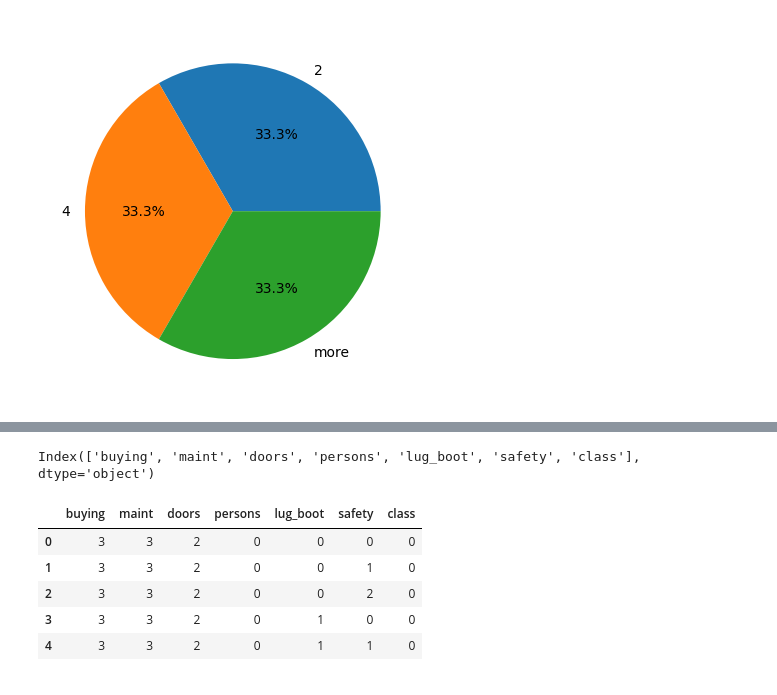
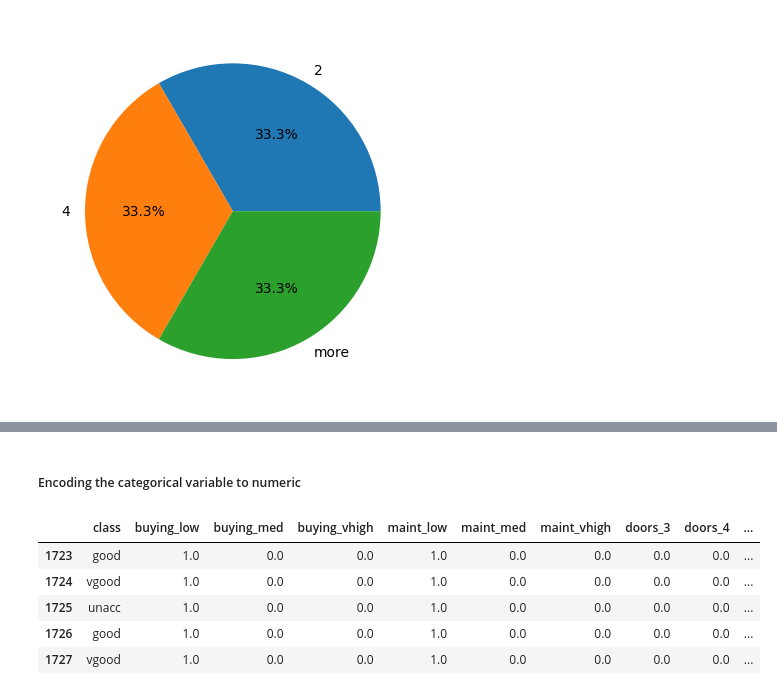
Before and after one commit to amirabaraya/Topics-in-Intelligent-Systems, a Jupyter notebook: car_evaluation.ipynb, the cells around one changed output, grey strips where cells are left out. Cells and saved outputs as stored; diff of their text form; code cells hidden in the pictures.

```diff
--- a/car_evaluation.ipynb
+++ b/car_evaluation.ipynb
@@ -197,4 +169,0 @@ car_df['class'] = car_df['class'].astype(class_)
-# %%
-car_df.columns
-# %% [output]
-Index(['buying', 'maint', 'doors', 'persons', 'lug_boot', 'safety', 'class'], dtype='object')
@@ -209,9 +170,12 @@ car_df['class'] = car_df['class'].replace({'unacc': 0, 'acc': 1, 'good': 2, 'vgo
-# %%
-car_df.head()
-# %% [output]
-|  | buying | maint | doors | persons | lug_boot | safety | class |
-| 0 | 3 | 3 | 2 | 0 | 0 | 0 | 0 |
-| 1 | 3 | 3 | 2 | 0 | 0 | 1 | 0 |
-| 2 | 3 | 3 | 2 | 0 | 0 | 2 | 0 |
-| 3 | 3 | 3 | 2 | 0 | 1 | 0 | 0 |
-| 4 | 3 | 3 | 2 | 0 | 1 | 1 | 0 |
+# %% [markdown]
+##### Encoding the categorical variable to numeric
+# %%
+df_encoded = pd.get_dummies(car_df, columns=feature_names, drop_first=True,dtype=float)
+df_encoded.tail()
+# %% [output]
+|  | class | buying_low | buying_med | buying_vhigh | maint_low | maint_med | maint_vhigh | doors_3 | doors_4 | ... |
+| 1723 | good | 1.0 | 0.0 | 0.0 | 1.0 | 0.0 | 0.0 | 0.0 | 0.0 | ... |
+| 1724 | vgood | 1.0 | 0.0 | 0.0 | 1.0 | 0.0 | 0.0 | 0.0 | 0.0 | ... |
+| 1725 | unacc | 1.0 | 0.0 | 0.0 | 1.0 | 0.0 | 0.0 | 0.0 | 0.0 | ... |
+| 1726 | good | 1.0 | 0.0 | 0.0 | 1.0 | 0.0 | 0.0 | 0.0 | 0.0 | ... |
+| 1727 | vgood | 1.0 | 0.0 | 0.0 | 1.0 | 0.0 | 0.0 | 0.0 | 0.0 | ... |
```
Also changed, not shown: parts of 12 cells of this notebook.
